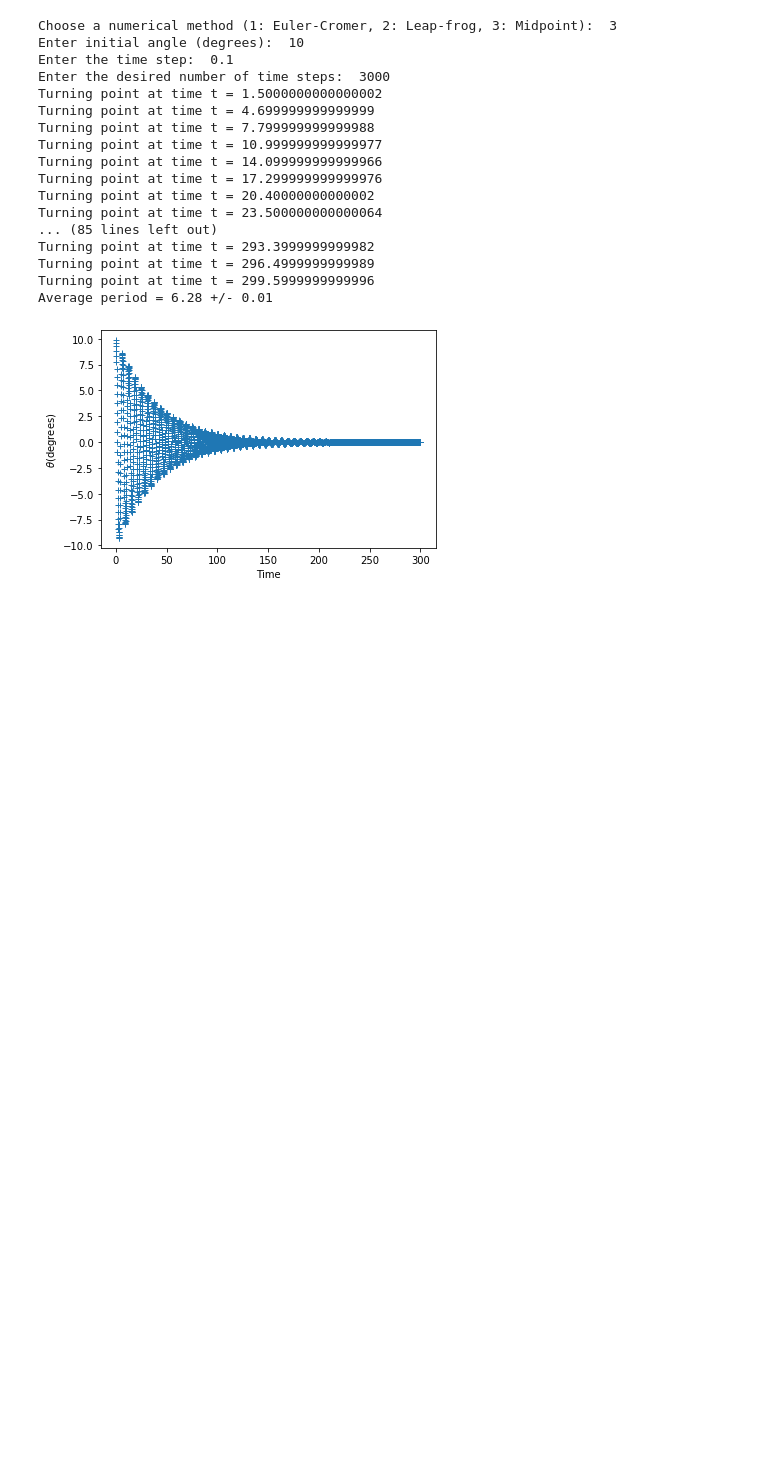
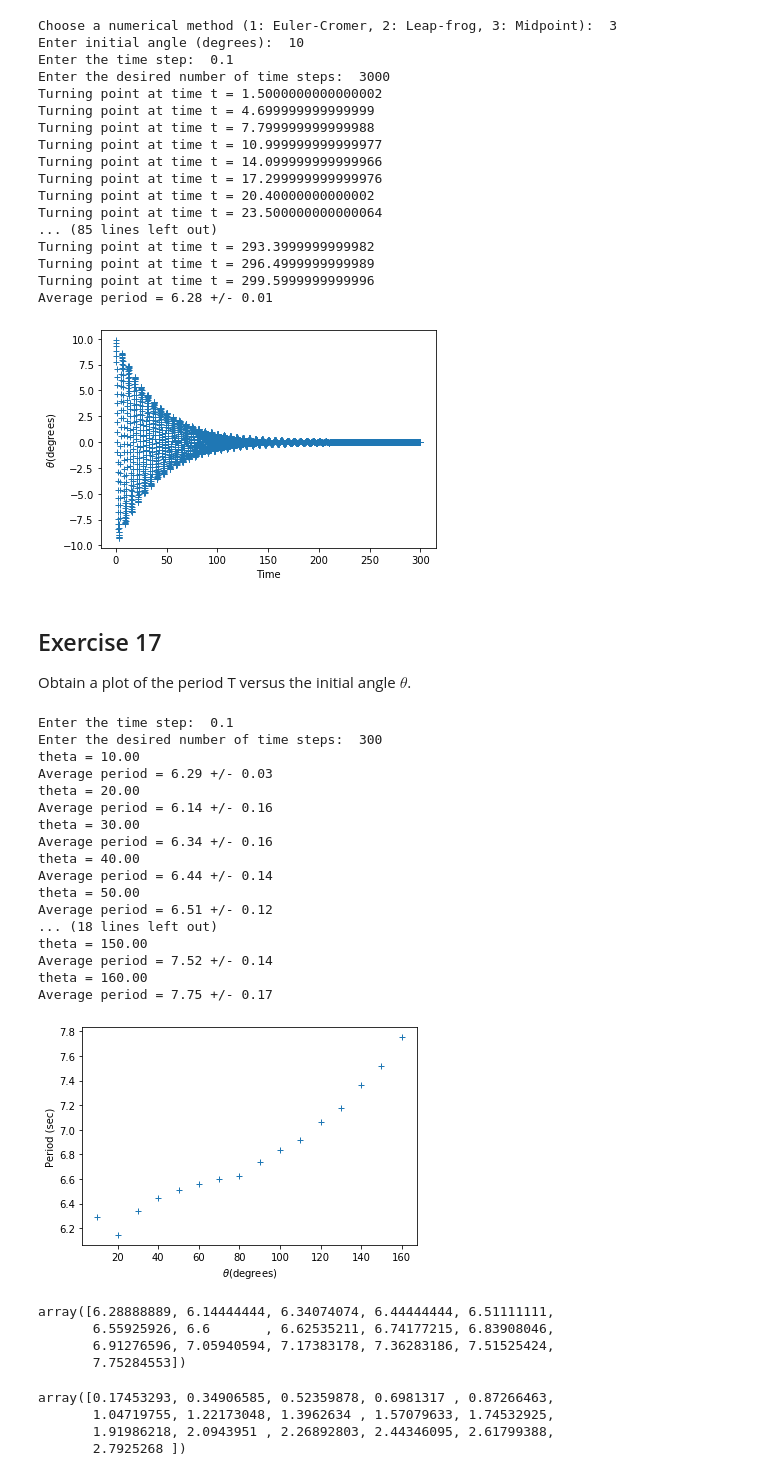
Before and after one commit to mattwilliams06/NumericalMethodsForPhysics, a Jupyter notebook: Ch2.ipynb, the cells around one changed output. Saved outputs shown, nothing was run; the diff lists cells and outputs as text; code cells hidden in the pictures; blank space fills up the shorter version.

Commit message:
Ch2 Exercises

```diff
--- a/Ch2.ipynb
+++ b/Ch2.ipynb
@@ -1123,3 +1124,7 @@ Turning point at time t = 296.4999999999989
 Turning point at time t = 299.5999999999996
 Average period = 6.28 +/- 0.01
 [figure]
+# %% [markdown]
+## Exercise 17
+
+Obtain a plot of the period T versus the initial angle $\theta$.
@@ -1125,0 +1196,35 @@ Average period = 6.28 +/- 0.01
+# %%
+verlet_period, theta = period()
+# %% [output]
+Enter the time step:  0.1
+Enter the desired number of time steps:  300
+theta = 10.00
+Average period = 6.29 +/- 0.03
+theta = 20.00
+Average period = 6.14 +/- 0.16
+theta = 30.00
+Average period = 6.34 +/- 0.16
+theta = 40.00
+Average period = 6.44 +/- 0.14
+theta = 50.00
+Average period = 6.51 +/- 0.12
+... (18 lines left out)
+theta = 150.00
+Average period = 7.52 +/- 0.14
+theta = 160.00
+Average period = 7.75 +/- 0.17
+[figure, added]
+# %%
+verlet_period
+# %% [output]
+array([6.28888889, 6.14444444, 6.34074074, 6.44444444, 6.51111111,
+       6.55925926, 6.6       , 6.62535211, 6.74177215, 6.83908046,
+       6.91276596, 7.05940594, 7.17383178, 7.36283186, 7.51525424,
+       7.75284553])
+# %%
+theta
+# %% [output]
+array([0.17453293, 0.34906585, 0.52359878, 0.6981317 , 0.87266463,
+       1.04719755, 1.22173048, 1.3962634 , 1.57079633, 1.74532925,
+       1.91986218, 2.0943951 , 2.26892803, 2.44346095, 2.61799388,
+       2.7925268 ])
```
Also changed, not shown: parts of 11 cells of this notebook.
